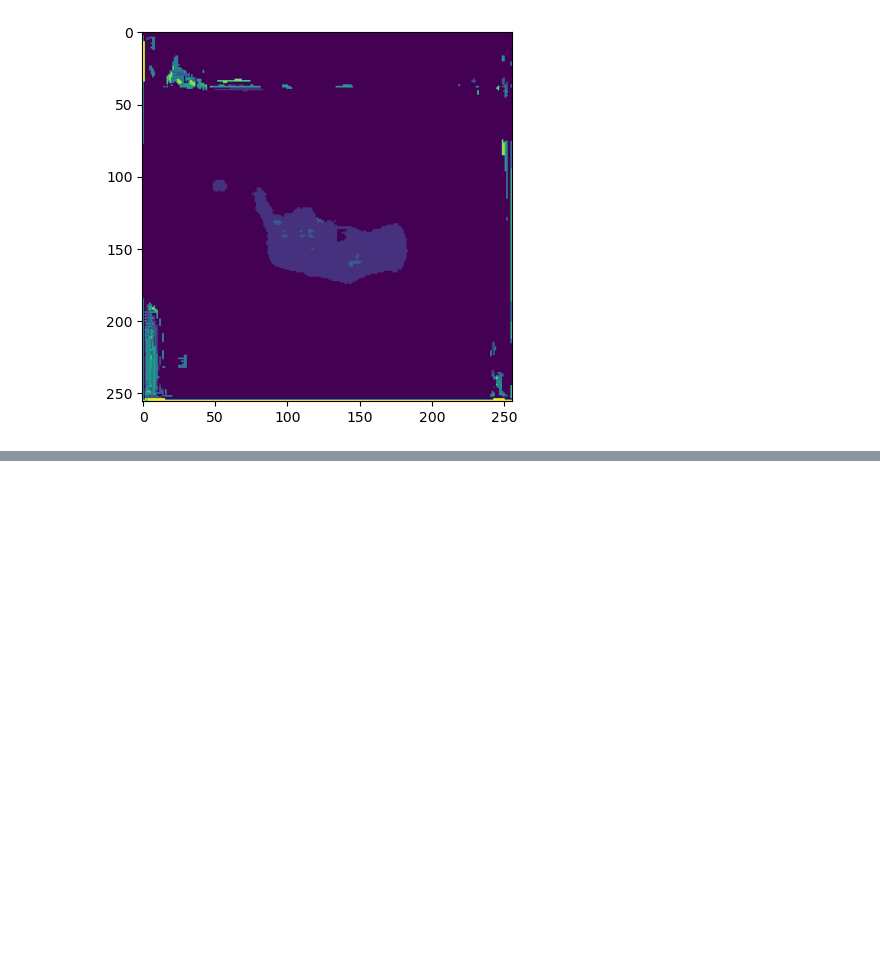
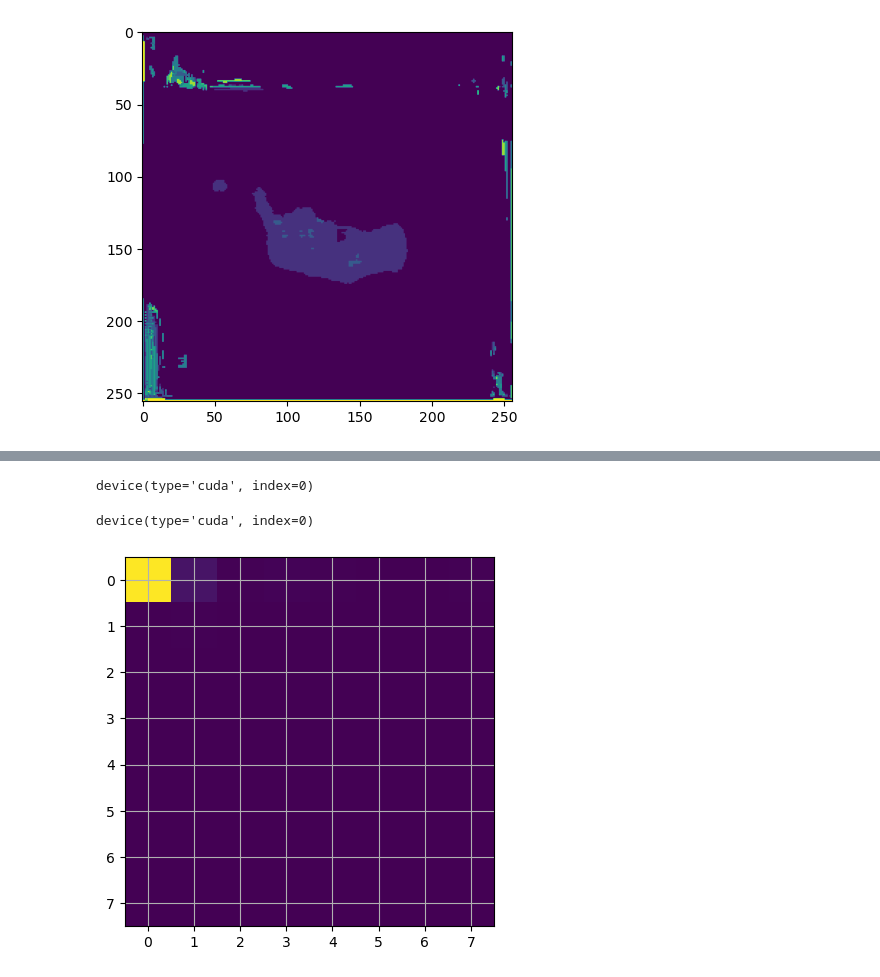
Before and after one commit to masterkram/bsc_thesis, a Jupyter notebook: sandbox/test_models.ipynb, the cells around one changed output, grey strips where cells are left out. Saved outputs shown, nothing was run; the diff lists cells and outputs as text; code cells hidden in the pictures; blank space fills up the shorter version.

```diff
--- a/sandbox/test_models.ipynb
+++ b/sandbox/test_models.ipynb
@@ -215,0 +194,21 @@ plt.imshow(pp.cpu().detach()[0])
+# %%
+test = test.view(1, 1660, 1340)
+# %%
+y = resize(test, [256, 256], interpolation=InterpolationMode.NEAREST)
+# %%
+y = y.to('cuda')
+# %%
+y.device
+# %% [output]
+device(type='cuda', index=0)
+# %%
+pp.device
+# %% [output]
+device(type='cuda', index=0)
+# %%
+res = cm(pp, y)
+# %%
+plt.imshow(res.cpu().detach().numpy())
+plt.grid()
+# %% [output]
+[figure, added]
```
Also changed, not shown: parts of 24 cells of this notebook, 31 other files.
